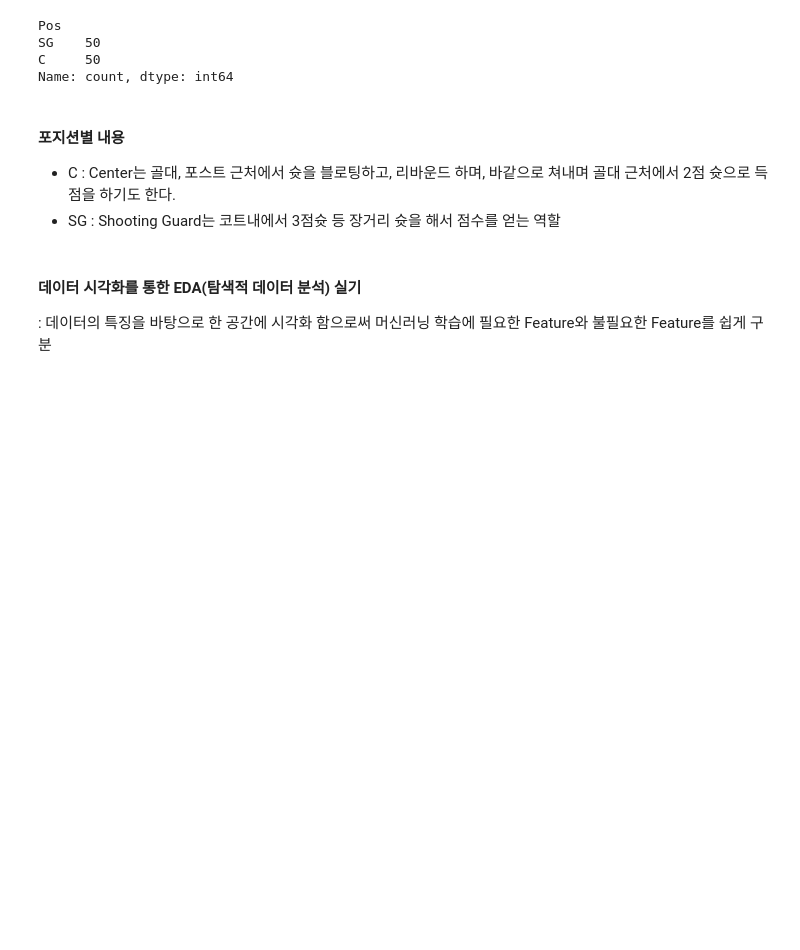
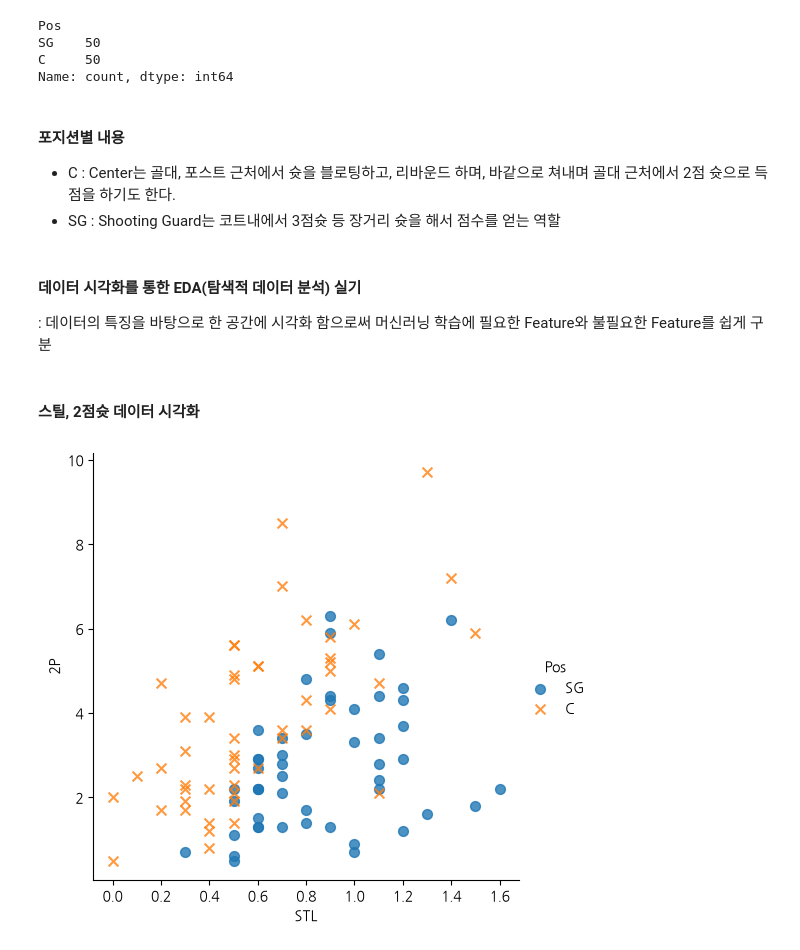
Before and after one commit to xywon0219nate-blip/Machine-Learning, a Jupyter notebook: Note/10.basketball.ipynb, the cells around one changed output. Drawn from its saved outputs; the diff is of its cells as text; code cells hidden in the pictures; blank space fills up the shorter version.

```diff
--- a/Note/10.basketball.ipynb
+++ b/Note/10.basketball.ipynb
@@ -40,0 +46,16 @@ Name: count, dtype: int64
+# %% [markdown]
+#### 스틸, 2점슛 데이터 시각화
+# %%
+sns.lmplot(
+   x="STL",
+   y="2P",
+   data=df,
+   fit_reg = False,
+   scatter_kws={'s':50}, #좌표상의 점의 크기
+   hue="Pos",
+   markers=['o','x']
+)
+plt.title=('스틸과 2점슛')
+plt.show()
+# %% [output]
+[figure, added]
```
Also changed, not shown: parts of 16 cells of this notebook, 3 other files.
